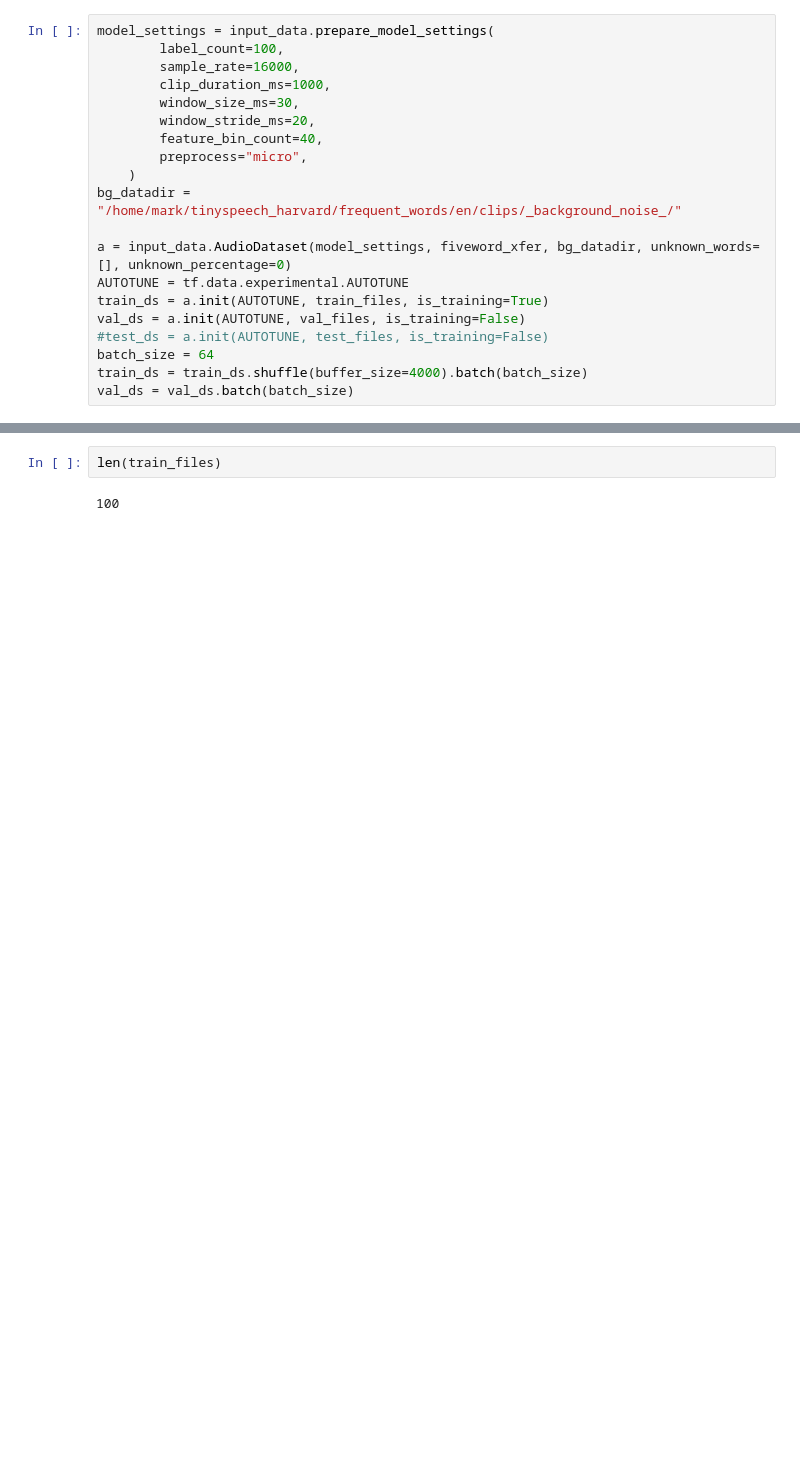
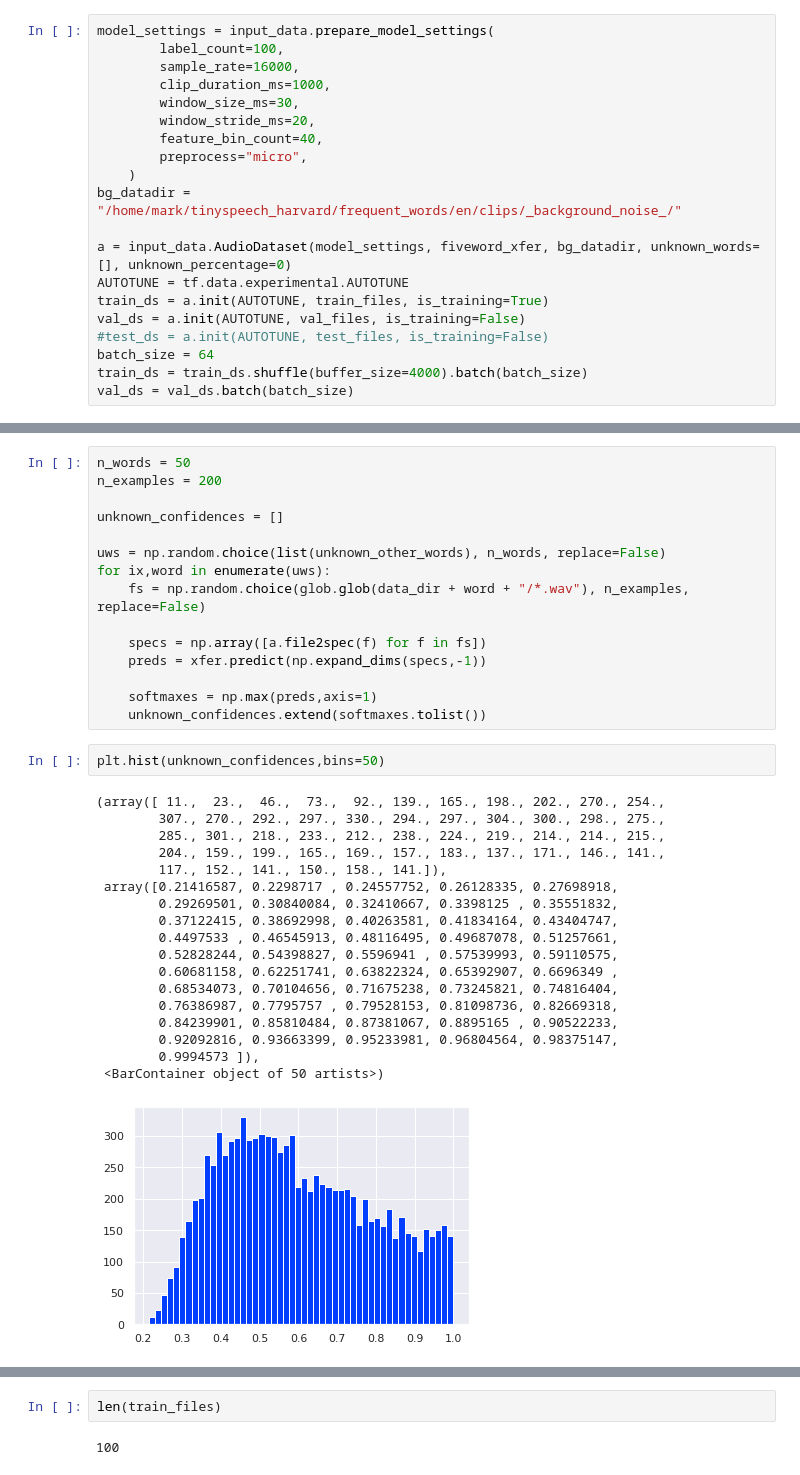
Before and after one commit to harvard-edge/multilingual_kws, a Jupyter notebook: embedding_experiments.ipynb, the cells around one changed output, grey strips where cells are left out. Drawn from its saved outputs; the diff is of its cells as text; blank space fills up the shorter version.

```diff
--- a/embedding_experiments.ipynb
+++ b/embedding_experiments.ipynb
@@ -635,0 +1053,36 @@ prediction idea
+# %%
+n_words = 50
+n_examples = 200
+
+unknown_confidences = []
+
+uws = np.random.choice(list(unknown_other_words), n_words, replace=False)
+for ix,word in enumerate(uws):
+    fs = np.random.choice(glob.glob(data_dir + word + "/*.wav"), n_examples, replace=False)
+
+    specs = np.array([a.file2spec(f) for f in fs])
+    preds = xfer.predict(np.expand_dims(specs,-1))
+
+    softmaxes = np.max(preds,axis=1)
+    unknown_confidences.extend(softmaxes.tolist())
+# %%
+plt.hist(unknown_confidences,bins=50)
+# %% [output]
+(array([ 11.,  23.,  46.,  73.,  92., 139., 165., 198., 202., 270., 254.,
+        307., 270., 292., 297., 330., 294., 297., 304., 300., 298., 275.,
+        285., 301., 218., 233., 212., 238., 224., 219., 214., 214., 215.,
+        204., 159., 199., 165., 169., 157., 183., 137., 171., 146., 141.,
+        117., 152., 141., 150., 158., 141.]),
+ array([0.21416587, 0.2298717 , 0.24557752, 0.26128335, 0.27698918,
+        0.29269501, 0.30840084, 0.32410667, 0.3398125 , 0.35551832,
+        0.37122415, 0.38692998, 0.40263581, 0.41834164, 0.43404747,
+        0.4497533 , 0.46545913, 0.48116495, 0.49687078, 0.51257661,
+        0.52828244, 0.54398827, 0.5596941 , 0.57539993, 0.59110575,
+        0.60681158, 0.62251741, 0.63822324, 0.65392907, 0.6696349 ,
+        0.68534073, 0.70104656, 0.71675238, 0.73245821, 0.74816404,
+        0.76386987, 0.7795757 , 0.79528153, 0.81098736, 0.82669318,
+        0.84239901, 0.85810484, 0.87381067, 0.8895165 , 0.90522233,
+        0.92092816, 0.93663399, 0.95233981, 0.96804564, 0.98375147,
+        0.9994573 ]),
+ <BarContainer object of 50 artists>)
+[figure, added]
```
Also changed, not shown: parts of 47 cells of this notebook.
